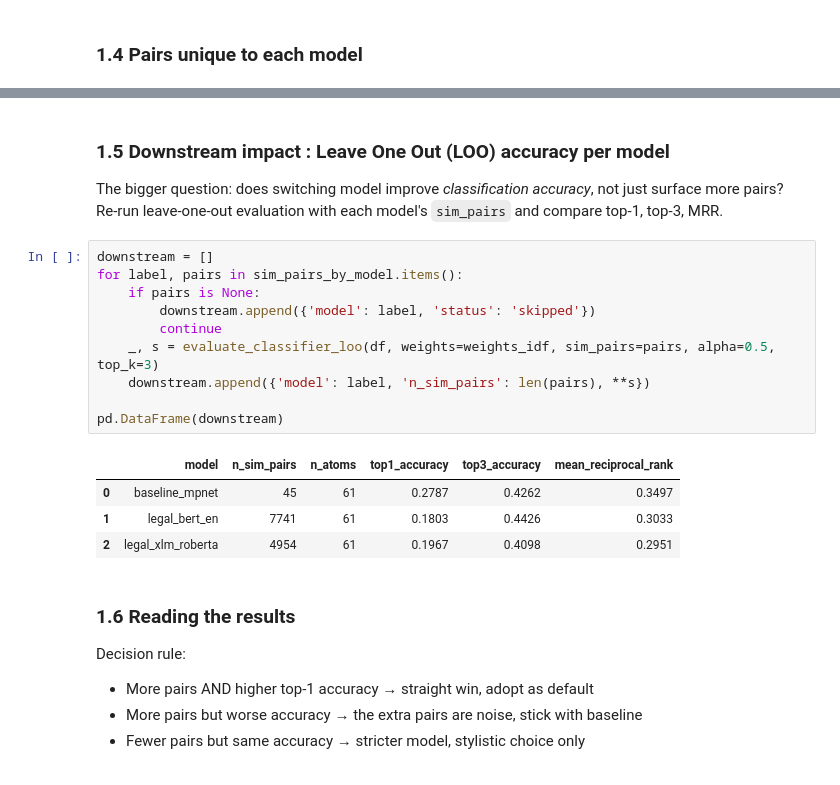
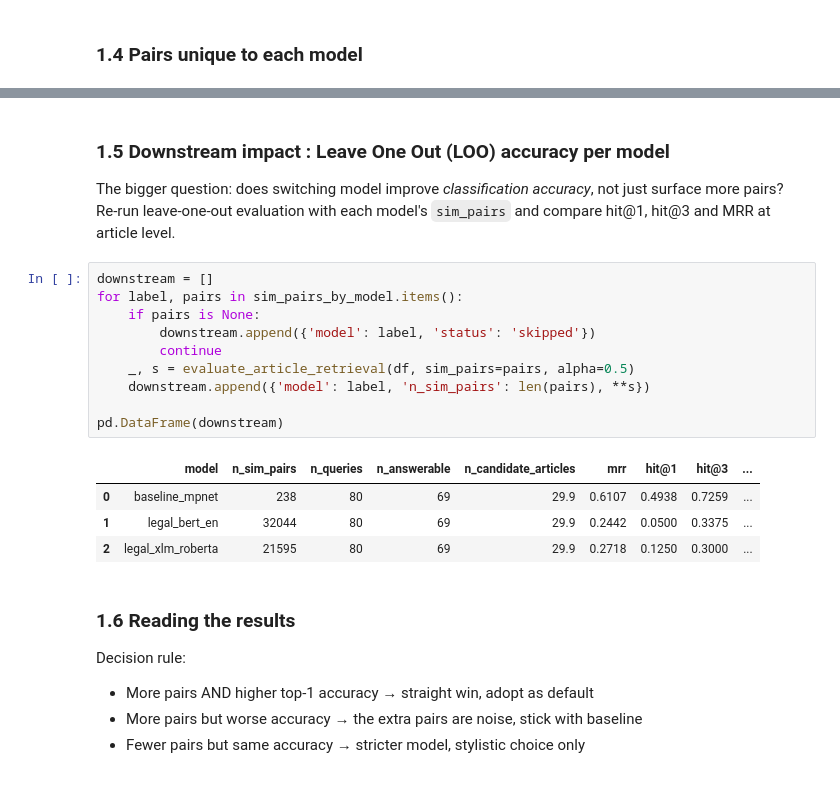
Before and after one commit to robinAssam/ArticleRelationshipModel, a Jupyter notebook: notebooks/02_experiments.ipynb, the cells around one changed output, grey strips where cells are left out. Cells and saved outputs as stored; diff of their text form.

```diff
--- a/notebooks/02_experiments.ipynb
+++ b/notebooks/02_experiments.ipynb
@@ -241,22 +242,22 @@ for label, this_set in model_pairs_sets.items():
 # %% [markdown]
 ### 1.5 Downstream impact : Leave One Out (LOO) accuracy per model
 
-The bigger question: does switching model improve *classification accuracy*, not just surface more pairs? Re-run leave-one-out evaluation with each model's `sim_pairs` and compare top-1, top-3, MRR.
+The bigger question: does switching model improve *classification accuracy*, not just surface more pairs? Re-run leave-one-out evaluation with each model's `sim_pairs` and compare hit@1, hit@3 and MRR at article level.
 # %%
 downstream = []
 for label, pairs in sim_pairs_by_model.items():
     if pairs is None:
         downstream.append({'model': label, 'status': 'skipped'})
         continue
-    _, s = evaluate_classifier_loo(df, weights=weights_idf, sim_pairs=pairs, alpha=0.5, top_k=3)
+    _, s = evaluate_article_retrieval(df, sim_pairs=pairs, alpha=0.5)
     downstream.append({'model': label, 'n_sim_pairs': len(pairs), **s})
 
 pd.DataFrame(downstream)
 # %% [output]
-|  | model | n_sim_pairs | n_atoms | top1_accuracy | top3_accuracy | mean_reciprocal_rank |
-| 0 | baseline_mpnet | 45 | 61 | 0.2787 | 0.4262 | 0.3497 |
-| 1 | legal_bert_en | 7741 | 61 | 0.1803 | 0.4426 | 0.3033 |
-| 2 | legal_xlm_roberta | 4954 | 61 | 0.1967 | 0.4098 | 0.2951 |
+|  | model | n_sim_pairs | n_queries | n_answerable | n_candidate_articles | mrr | hit@1 | hit@3 | ... |
+| 0 | baseline_mpnet | 238 | 80 | 69 | 29.9 | 0.6107 | 0.4938 | 0.7259 | ... |
+| 1 | legal_bert_en | 32044 | 80 | 69 | 29.9 | 0.2442 | 0.0500 | 0.3375 | ... |
+| 2 | legal_xlm_roberta | 21595 | 80 | 69 | 29.9 | 0.2718 | 0.1250 | 0.3000 | ... |
 # %% [markdown]
 ### 1.6 Reading the results
 
```
Also changed, not shown: parts of 9 cells of this notebook, 16 other files.
